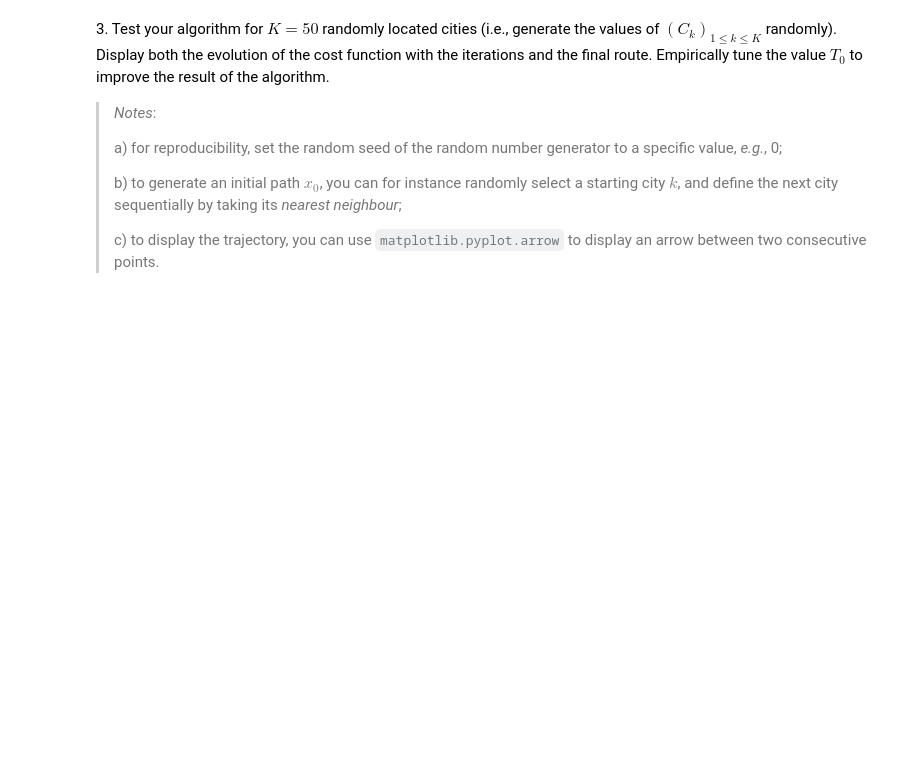
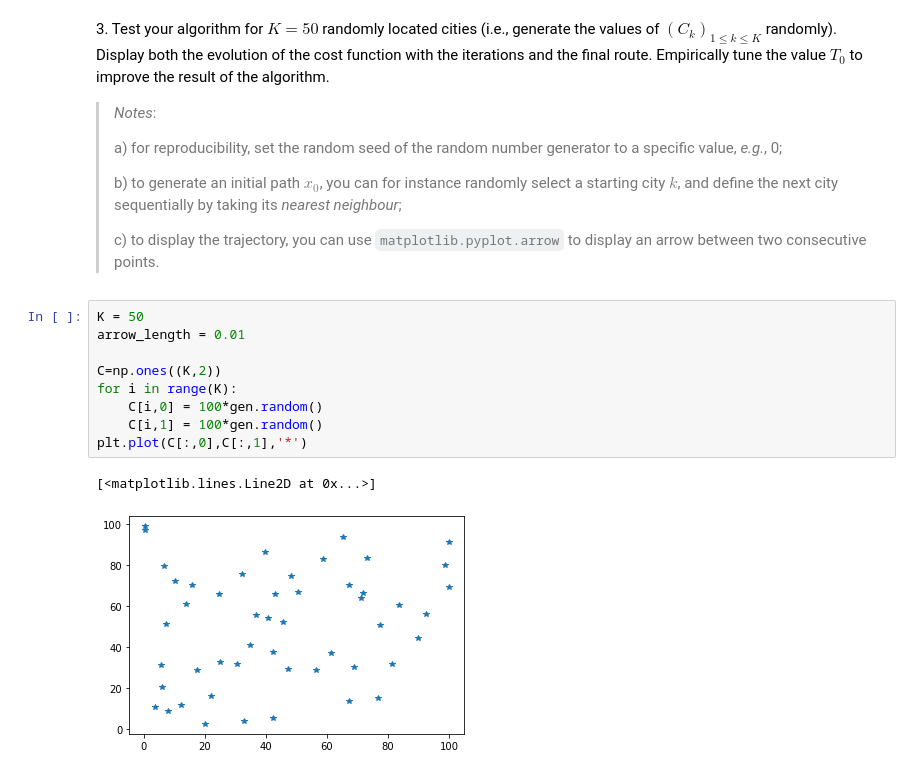
Before and after one commit to VirgileValiau/sdia-markov, a Jupyter notebook: lab2_DESCARPENTRIES_VALIAU/lab2_DESCARPENTRIES_VALIAU.ipynb, the cells around one changed output. Drawn from its saved outputs; the diff is of its cells as text; blank space fills up the shorter version.

```diff
--- a/lab2_DESCARPENTRIES_VALIAU/lab2_DESCARPENTRIES_VALIAU.ipynb
+++ b/lab2_DESCARPENTRIES_VALIAU/lab2_DESCARPENTRIES_VALIAU.ipynb
@@ -537,4 +547,16 @@ my_simu = simulated_annealing(gen)
 > b) to generate an initial path $x_0$, you can for instance randomly select a starting city $k$, and define the next city sequentially by taking its *nearest neighbour*;
 >
 > c) to display the trajectory, you can use `matplotlib.pyplot.arrow` to display an arrow between two consecutive points.
+# %%
+K = 50
+arrow_length = 0.01
+
+C=np.ones((K,2))
+for i in range(K):
+    C[i,0] = 100*gen.random()
+    C[i,1] = 100*gen.random()
+plt.plot(C[:,0],C[:,1],'*')
+# %% [output]
+[<matplotlib.lines.Line2D at 0x...>]
+[figure, added]
 # %%
```
Also changed, not shown: parts of 5 cells of this notebook, 1 other file.
